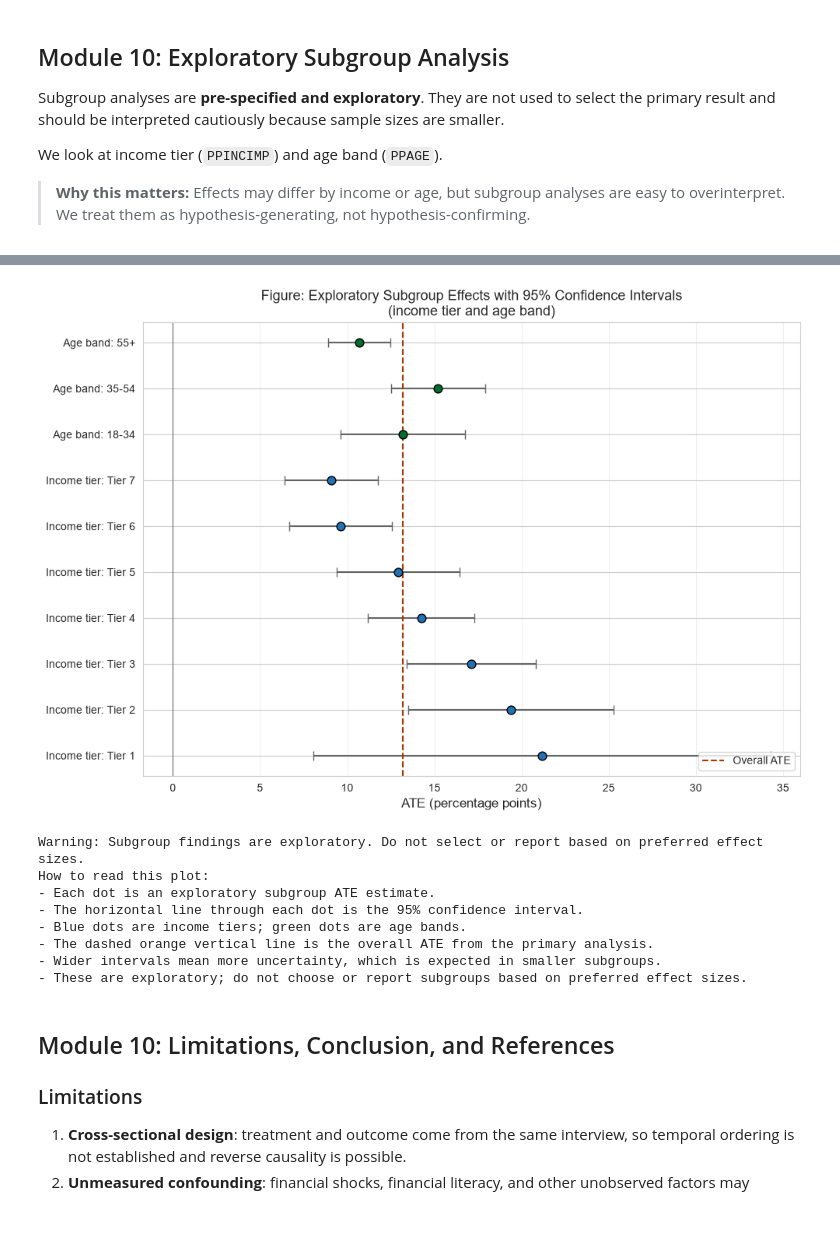
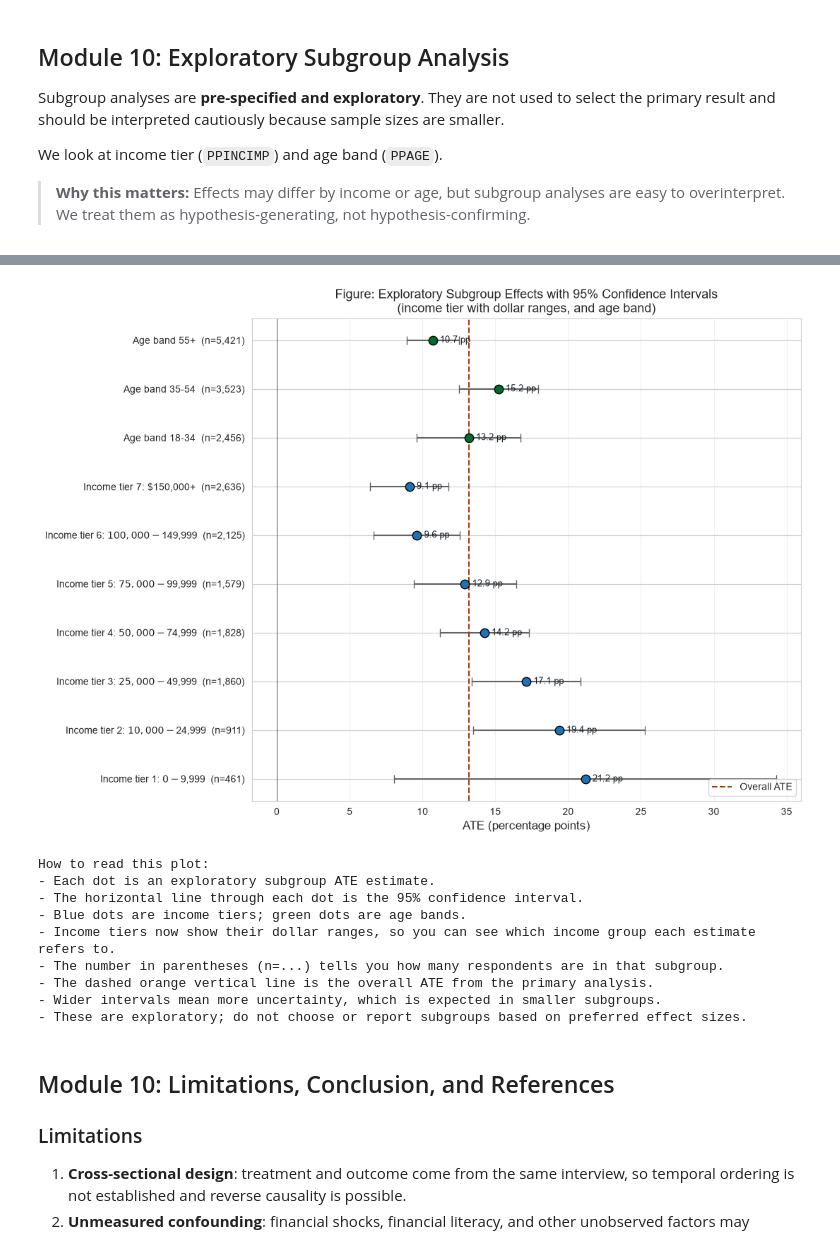
Before and after one commit to rfiez/scs4107_final_project_rueen_saneem_causal_emerg_fund_bill_pay, a Jupyter notebook: causal_ai_emergency_fund_notebook.ipynb, the cells around one changed output, grey strips where cells are left out. Saved outputs shown, nothing was run; the diff lists cells and outputs as text; code cells hidden in the pictures; blank space fills up the shorter version.

Commit message:
fix: summary NameError, income-range labels in subgroup plot, simpler wording, expanded d-separation

```diff
--- a/causal_ai_emergency_fund_notebook.ipynb
+++ b/causal_ai_emergency_fund_notebook.ipynb
@@ -1604,6 +1681,15 @@ The table below collects the main numerical results in one place.
 # estimates at a glance.  We also save a machine-readable JSON summary for
 # provenance and reproducibility.
 # ---------------------------------------------------------------------------
+
+# Recompute E-value here so this cell is self-contained (it may be run alone).
+rr_obs = aipw_mu1 / max(aipw_mu0, 1e-10)
+e_value_point = rr_obs + math.sqrt(rr_obs * (rr_obs - 1))
+mu1_lower = aipw_mu1 - 1.96 * aipw_se
+mu0_upper = aipw_mu0 + 1.96 * aipw_se
+rr_ci = max(mu1_lower, 1e-10) / max(mu0_upper, 1e-10)
+e_value_ci = rr_ci + math.sqrt(rr_ci * (rr_ci - 1)) if rr_ci > 1 else 1.0
+
 summary_records = [
     {"Item": "Raw SHED 2023 records", "Value": f"{sample_meta['raw_n']:,}"},
     {"Item": "Analytic sample", "Value": f"{sample_meta['analytic_n']:,}"},
@@ -1752,58 +1860,77 @@ display(age_results.round(2))
 # ---------------------------------------------------------------------------
 # COMBINED FOREST PLOT: SUBGROUP EFFECTS (Module 10)
 # ---------------------------------------------------------------------------
 # This single forest plot shows exploratory subgroup ATEs for income tier and
-# age band, with the overall ATE as a vertical reference. It is easier to read
-# than two separate plots and makes it clear that subgroup analyses are
-# exploratory and have wider uncertainty intervals.
+# age band, with the overall ATE as a vertical reference. Income tiers are
+# labeled with their dollar ranges so the plot is self-contained.
 # ---------------------------------------------------------------------------
 # Prepare combined data
 income_results["group_type"] = "Income tier"
 age_results["group_type"] = "Age band"
 combined = pd.concat([income_results, age_results], ignore_index=True)
-combined["label"] = combined.apply(
-    lambda r: f"{r['group_type']}: Tier {r['subgroup']}" if r["group_type"] == "Income tier"
-    else f"{r['group_type']}: {r['subgroup']}", axis=1
-)
 
-fig, ax = plt.subplots(figsize=(10, 7))
+# Build descriptive labels
+income_label_map = {
+    1: "$0-$9,999",
+    2: "$10,000-$24,999",
+    3: "$25,000-$49,999",
+    4: "$50,000-$74,999",
+    5: "$75,000-$99,999",
+    6: "$100,000-$149,999",
+    7: "$150,000+",
+}
+
+def make_label(row):
+    if row["group_type"] == "Income tier":
+        tier = int(float(row["subgroup"]))
+        return f"Income tier {tier}: {income_label_map[tier]}  (n={row['n']:,})"
+    else:
+        return f"Age band {row['subgroup']}  (n={row['n']:,})"
+
+combined["label"] = combined.apply(make_label, axis=1)
+
+fig, ax = plt.subplots(figsize=(11, 8))
 y_pos = np.arange(len(combined))
 colors = ["#2171b5" if gt == "Income tier" else "#006d2c" for gt in combined["group_type"]]
 
 ax.errorbar(combined["ate_pp"], y_pos,
             xerr=[combined["ate_pp"] - combined["ci_lower_pp"],
                   combined["ci_upper_pp"] - combined["ate_pp"]],
             fmt="o", color="#636363", ecolor="#636363", capsize=4, markersize=7)
 for i, row in combined.iterrows():
-    ax.scatter(row["ate_pp"], i, color=colors[i], s=60, zorder=3, edgecolor="black")
+    ax.scatter(row["ate_pp"], i, color=colors[i], s=80, zorder=3, edgecolor="black")
+    # Print the point estimate next to each dot
+    ax.text(row["ate_pp"] + 0.5, i, f"{row['ate_pp']:.1f} pp",
+            va="center", fontsize=9, color="#17202A")
 
 ax.axvline(aipw_ate * 100, color="#a63603", linestyle="--", linewidth=1.5, label="Overall ATE")
 ax.axvline(0, color="#636363", linewidth=0.8)
 ax.set_yticks(y_pos)
 ax.set_yticklabels(combined["label"], fontsize=10)
 ax.set_xlabel("ATE (percentage points)", fontsize=12)
-ax.set_title("Figure: Exploratory Subgroup Effects with 95% Confidence Intervals\n(income tier and age band)", fontsize=13)
+ax.set_title("Figure: Exploratory Subgroup Effects with 95% Confidence Intervals\n(income tier with dollar ranges, and age band)", fontsize=13)
 ax.grid(axis="x", alpha=0.3)
 ax.legend(loc="lower right", fontsize=10)
 plt.tight_layout()
 plt.show()
 
-print("Warning: Subgroup findings are exploratory. Do not select or report based on preferred effect sizes.")
-
-print('How to read this plot:')
-print('- Each dot is an exploratory subgroup ATE estimate.')
-print('- The horizontal line through each dot is the 95% confidence interval.')
-print('- Blue dots are income tiers; green dots are age bands.')
-print('- The dashed orange vertical line is the overall ATE from the primary analysis.')
-print('- Wider intervals mean more uncertainty, which is expected in smaller subgroups.')
-print('- These are exploratory; do not choose or report subgroups based on preferred effect sizes.')
+print("How to read this plot:")
+print("- Each dot is an exploratory subgroup ATE estimate.")
+print("- The horizontal line through each dot is the 95% confidence interval.")
+print("- Blue dots are income tiers; green dots are age bands.")
+print("- Income tiers now show their dollar ranges, so you can see which income group each estimate refers to.")
+print("- The number in parentheses (n=...) tells you how many respondents are in that subgroup.")
+print("- The dashed orange vertical line is the overall ATE from the primary analysis.")
+print("- Wider intervals mean more uncertainty, which is expected in smaller subgroups.")
+print("- These are exploratory; do not choose or report subgroups based on preferred effect sizes.")
 # %% [output]
-[figure, old version]
+[figure, new version]
-Warning: Subgroup findings are exploratory. Do not select or report based on preferred effect sizes.
 How to read this plot:
 - Each dot is an exploratory subgroup ATE estimate.
 - The horizontal line through each dot is the 95% confidence interval.
 - Blue dots are income tiers; green dots are age bands.
+- Income tiers now show their dollar ranges, so you can see which income group each estimate refers to.
+- The number in parentheses (n=...) tells you how many respondents are in that subgroup.
 - The dashed orange vertical line is the overall ATE from the primary analysis.
 - Wider intervals mean more uncertainty, which is expected in smaller subgroups.
 - These are exploratory; do not choose or report subgroups based on preferred effect sizes.
```
Also changed, not shown: parts of 3 cells of this notebook.
